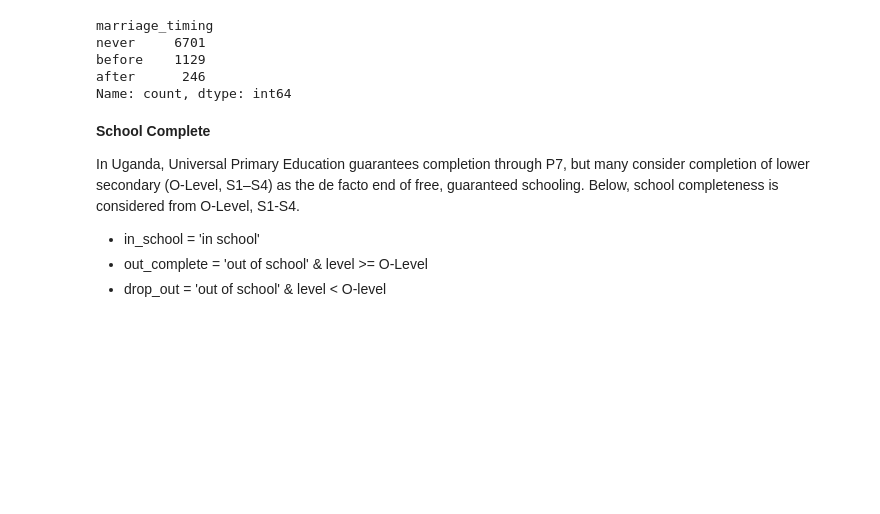
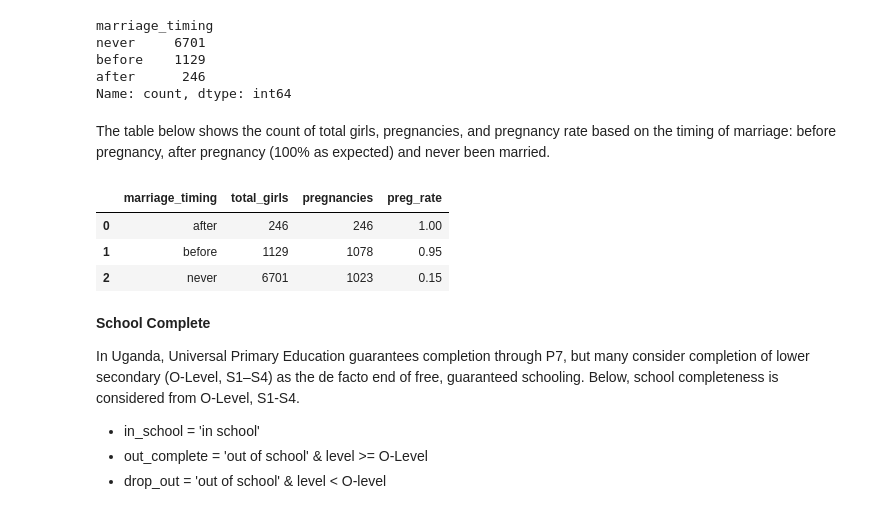
Before and after one commit to nataschaminnitt/teenage_pregnancy, a Jupyter notebook: notebooks/gaf_data_processing.ipynb, the cells around one changed output. Drawn from its saved outputs; the diff is of its cells as text; code cells hidden in the pictures; blank space fills up the shorter version.

```diff
--- a/notebooks/gaf_data_processing.ipynb
+++ b/notebooks/gaf_data_processing.ipynb
@@ -128,6 +77,7 @@ Q.401 Have you ever had any sexual intercourse in your life? (By this, I mean wh
 Q.405 The first time you had sexual intercourse with someone; would you say you were willing, somewhat willing or not willing at all? Willing means you gave permission or said it was OK or that you did it because you wanted to and not because someone forced you to do it [will_sex]
 # %%
 df_clean = df_load.copy()
+
 # Been pregnant (1 = Yes, 0 = No) [1001]
 df_clean['been_preg'] = df_clean['been_preg'].map({1.0: 1, 2.0: 0}).astype(int)
 
@@ -143,7 +93,7 @@ df_clean.loc[(df_clean['been_preg'] == 1) & (df_clean['life_sex'] == 0), 'life_s
 df_clean['will_sex_binary'] = df_clean['will_sex'].map({1.0: 1, # very willing
                                                         2.0: 1, # somewhat willing
                                                         3.0: 0, # not willing at all
-                                                        4.0: np.nan}) # don't know
+                                                        4.0: 0}) # don't know
 
 # Did you or your partner do anything to prevent pregnancy? [406]
 df_clean['do_anything_binary'] = df_clean['do_anything'].map({1.0: 1, # yes
@@ -416,6 +366,26 @@ never     6701
 before    1129
 after      246
 Name: count, dtype: int64
+# %% [markdown]
+The table below shows the count of total girls, pregnancies, and pregnancy rate based on the timing of marriage: before pregnancy, after pregnancy (100% as expected) and never been married.
+# %%
+# marriage_timing by total girls, pregnancies, and pregnancy rate
+summary = (
+    df_clean
+      .groupby('marriage_timing')['been_preg']
+      .agg(
+          total_girls = 'count',
+          pregnancies  = 'sum',
+          preg_rate    = 'mean'
+      )
+      .reset_index()
+)
+summary
+# %% [output]
+|  | marriage_timing | total_girls | pregnancies | preg_rate |
+| 0 | after | 246 | 246 | 1.00 |
+| 1 | before | 1129 | 1078 | 0.95 |
+| 2 | never | 6701 | 1023 | 0.15 |
 # %% [markdown]
 **School Complete**
 
```
Also changed, not shown: parts of 3 cells of this notebook, 2 other files.
